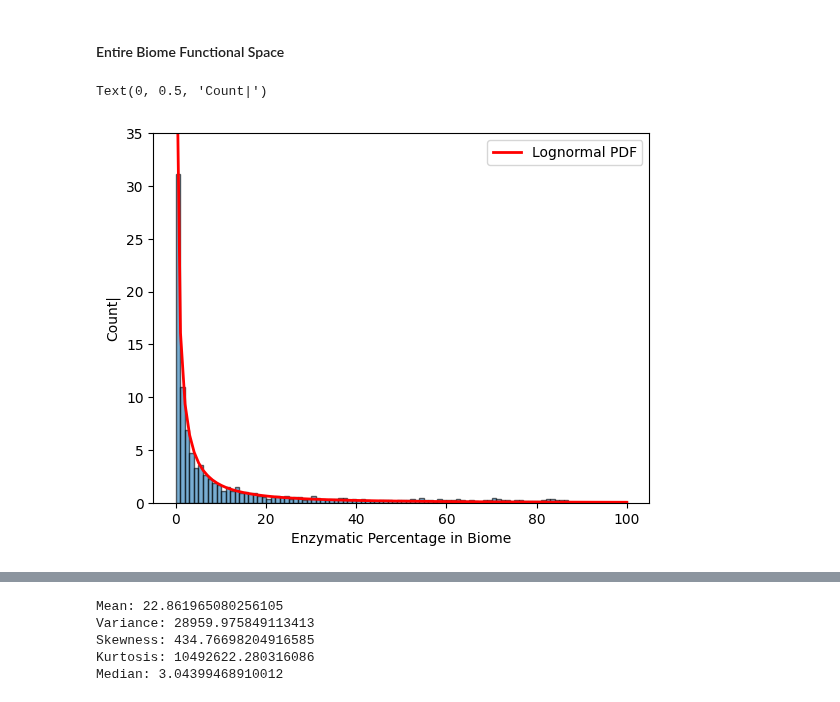
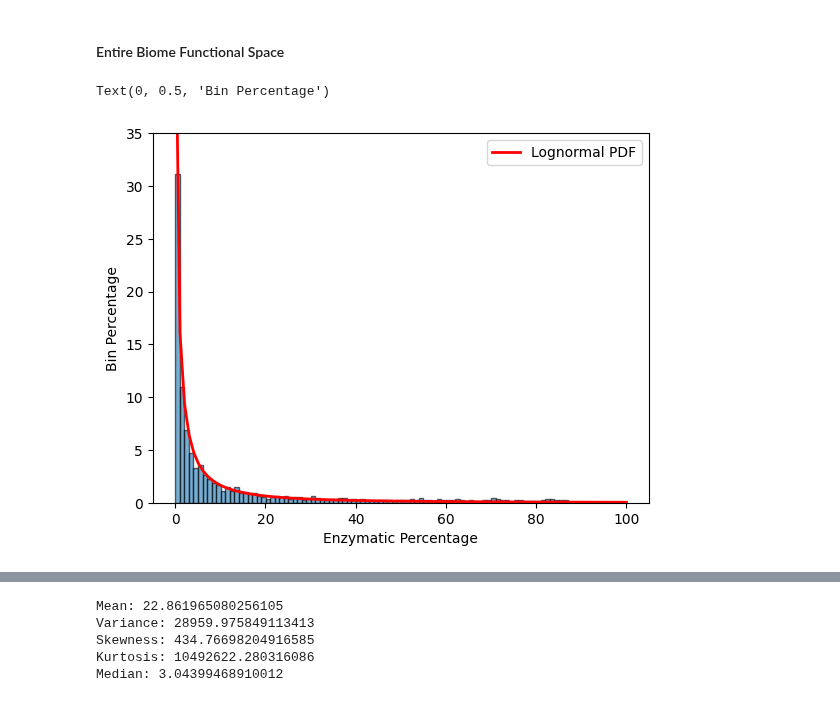
Before and after one commit to jtdocter27/EcoDr, a Jupyter notebook: EnCen/Figures for paper/as_specic_figures.ipynb, the cells around one changed output, grey strips where cells are left out. Drawn from its saved outputs; the diff is of its cells as text; code cells hidden in the pictures.

```diff
--- a/EnCen/Figures for paper/as_specic_figures.ipynb
+++ b/EnCen/Figures for paper/as_specic_figures.ipynb
@@ -15,35 +15,35 @@ as_present = pd.read_excel('Only Present Enzyme Biome Synbio Top Match EC Compar
 # %%
 # sns.histplot(x='Percentage', data = as_all, kde=True)
 ##all_array
 all_array = np.array(as_all['Percentage'])
 #gamma
 #lognormal
 shape, loc, scale = lognorm.fit(all_array, floc = 0)
 #weibull
 # wb_fit = weibull_min.fit(all_array)
 
 x = np.linspace(min(all_array), max(all_array), 100) #This creates an array of 100 evenly spaced datapoints within the min and max of the given dataset. This then gets fed into the gamma parameters to generate the PDF
 pdf_fitted = lognorm.pdf(x, shape, loc=loc, scale=scale)
 
 hist, bins, _ = plt.hist(all_array, bins=100, density=True, alpha=0.6, edgecolor='black')
 plt.hist
 
 def scale_y_ticks(y, _):
     return f'{y * 100:.0f}'
 
 formatter = FuncFormatter(scale_y_ticks)
 plt.gca().yaxis.set_major_formatter(formatter)
 
 # plt.plot(x, gamma.pdf(x, *g_fit), 'r-', label="Gamma fit")
 plt.plot(x, pdf_fitted, 'r-', lw=2, label="Lognormal PDF")
 plt.ylim(0, 0.3500)
 plt.legend()
 # plt.title('Lognormal PDF of all Enzymatic Percantages')
-plt.xlabel('Enzymatic Percentage in Biome')
-plt.ylabel('Count|')
+plt.xlabel('Enzymatic Percentage')
+plt.ylabel('Bin Percentage')
 # %% [output]
-Text(0, 0.5, 'Count|')
+Text(0, 0.5, 'Bin Percentage')
-[figure, old version]
+[figure, new version]
 # %%
 as_all
 # %% [output]
```
Also changed, not shown: parts of 1 cell of this notebook, 1 other file.
